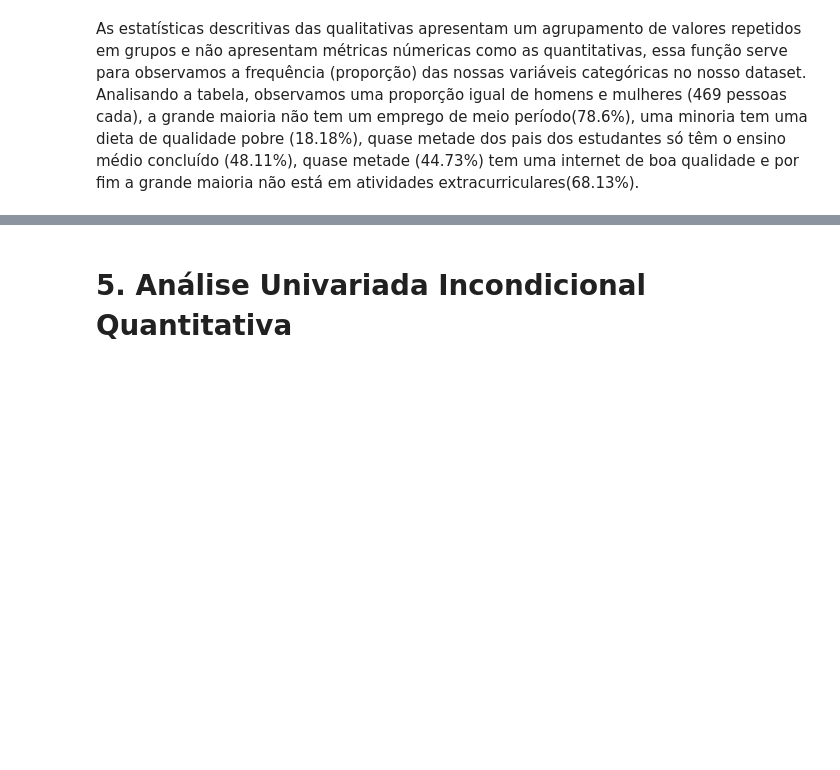
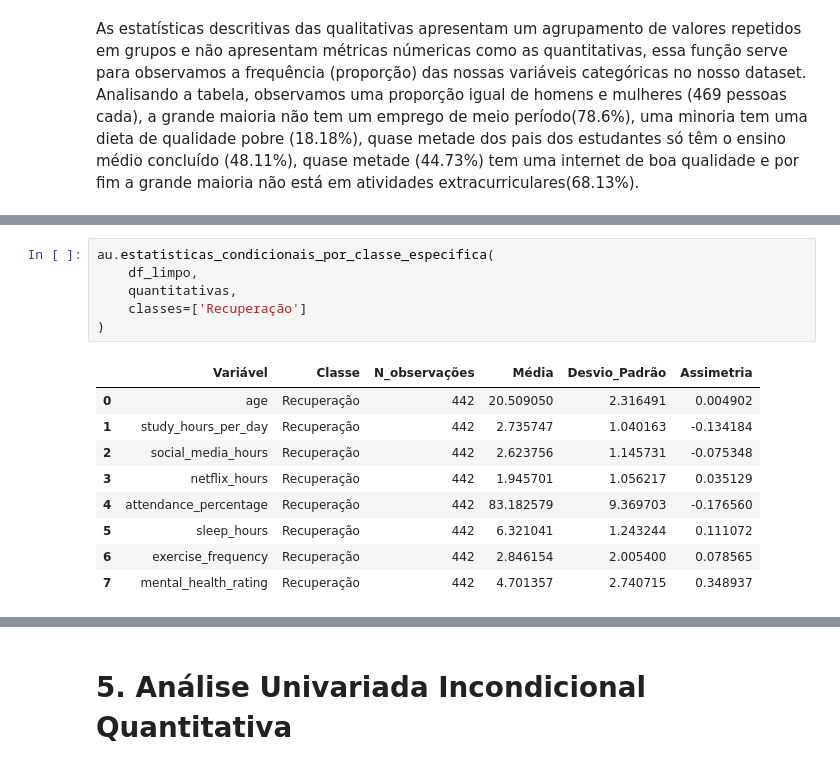
Before and after one commit to MRGdSFS/HW1----ICA-2025.2, a Jupyter notebook: notebooks/02_analise_univariada.ipynb, the cells around one changed output, grey strips where cells are left out. Drawn from its saved outputs; the diff is of its cells as text; blank space fills up the shorter version.

```diff
--- a/notebooks/02_analise_univariada.ipynb
+++ b/notebooks/02_analise_univariada.ipynb
@@ -199,0 +221,16 @@ As estatísticas descritivas das qualitativas apresentam um agrupamento de valor
+# %%
+au.estatisticas_condicionais_por_classe_especifica(
+    df_limpo,
+    quantitativas,
+    classes=['Recuperação']
+)
+# %% [output]
+|  | Variável | Classe | N_observações | Média | Desvio_Padrão | Assimetria |
+| 0 | age | Recuperação | 442 | 20.509050 | 2.316491 | 0.004902 |
+| 1 | study_hours_per_day | Recuperação | 442 | 2.735747 | 1.040163 | -0.134184 |
+| 2 | social_media_hours | Recuperação | 442 | 2.623756 | 1.145731 | -0.075348 |
+| 3 | netflix_hours | Recuperação | 442 | 1.945701 | 1.056217 | 0.035129 |
+| 4 | attendance_percentage | Recuperação | 442 | 83.182579 | 9.369703 | -0.176560 |
+| 5 | sleep_hours | Recuperação | 442 | 6.321041 | 1.243244 | 0.111072 |
+| 6 | exercise_frequency | Recuperação | 442 | 2.846154 | 2.005400 | 0.078565 |
+| 7 | mental_health_rating | Recuperação | 442 | 4.701357 | 2.740715 | 0.348937 |
```
Also changed, not shown: parts of 5 cells of this notebook, 1 other file.
